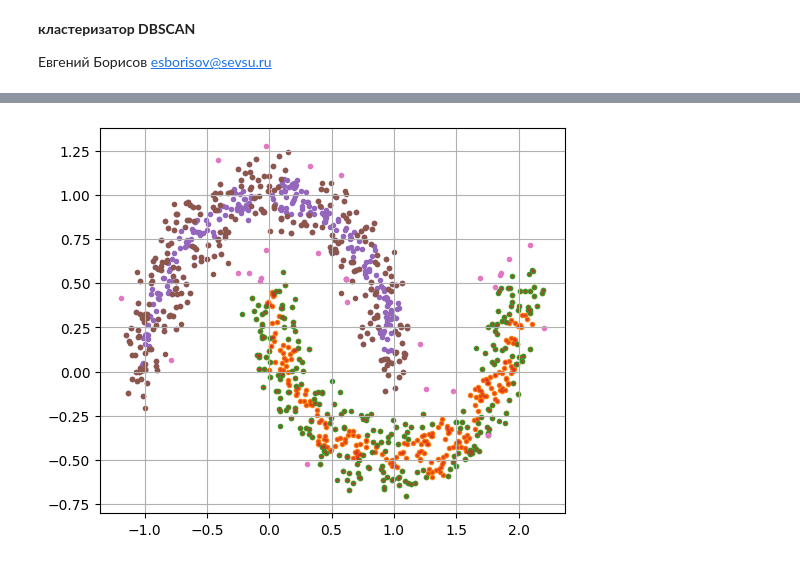
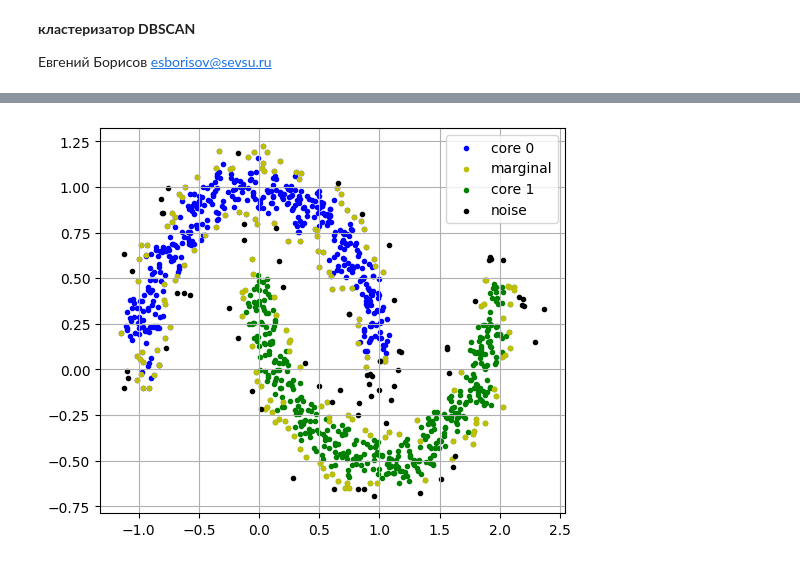
Before and after one commit to mechanoid5/ml_lectorium_2024_I, a Jupyter notebook: examples/07-clustering/05-dbscan.ipynb, the cells around one changed output, grey strips where cells are left out. Drawn from its saved outputs; the diff is of its cells as text; code cells hidden in the pictures.

```diff
--- a/examples/07-clustering/05-dbscan.ipynb
+++ b/examples/07-clustering/05-dbscan.ipynb
@@ -106,18 +119,24 @@ class DBScanClustering:
 # %%
 result = DBScanClustering().predict(X)
+# %%
+# markers = ('.', 'o', 'v', '^', '<', '>', '8', 's', 'p', '*', 'h', 'H', 'D', 'd', 'P', 'X')
+# b: blue, g: green, r: red, c: cyan, m: magenta, y: yellow, k: black, w: white
+color_list = 'bgrcm'*50
 # %%
 fig, ax = plt.subplots(figsize=(6,5))
 
-for cluster in result['clusters']:
+for n,cluster in enumerate(result['clusters']):
     core_idx = list(cluster['core'])
     marginal_idx = list(cluster['marginal'])
-    ax.scatter( x=X[:,0], y=X[:,1], s=2, alpha=0.5 )
-    ax.scatter( x=X[core_idx,0], y=X[core_idx,1], s=9 )
-    ax.scatter( x=X[marginal_idx,0], y=X[marginal_idx,1], s=9 )
+    #ax.scatter( x=X[:,0], y=X[:,1], s=2, alpha=0.5, c=color_list[n] )
+    ax.scatter( x=X[core_idx,0], y=X[core_idx,1], marker='.', c=color_list[n], label=f'core {n}' )
+    ax.scatter( x=X[marginal_idx,0], y=X[marginal_idx,1],marker='.',c='y', label=('marginal' if n==0 else ''))
 
 noise_idx = list(result['noise'])
-ax.scatter( x=X[noise_idx,0], y=X[noise_idx,1], s=9 )
+ax.scatter( x=X[noise_idx,0], y=X[noise_idx,1], s=9, c='black', label='noise' )
 ax.grid()
+ax.legend()
+
 plt.show()
 # %% [output]
-[figure, old version]
+[figure, new version]
```
Also changed, not shown: parts of 3 cells of this notebook.
